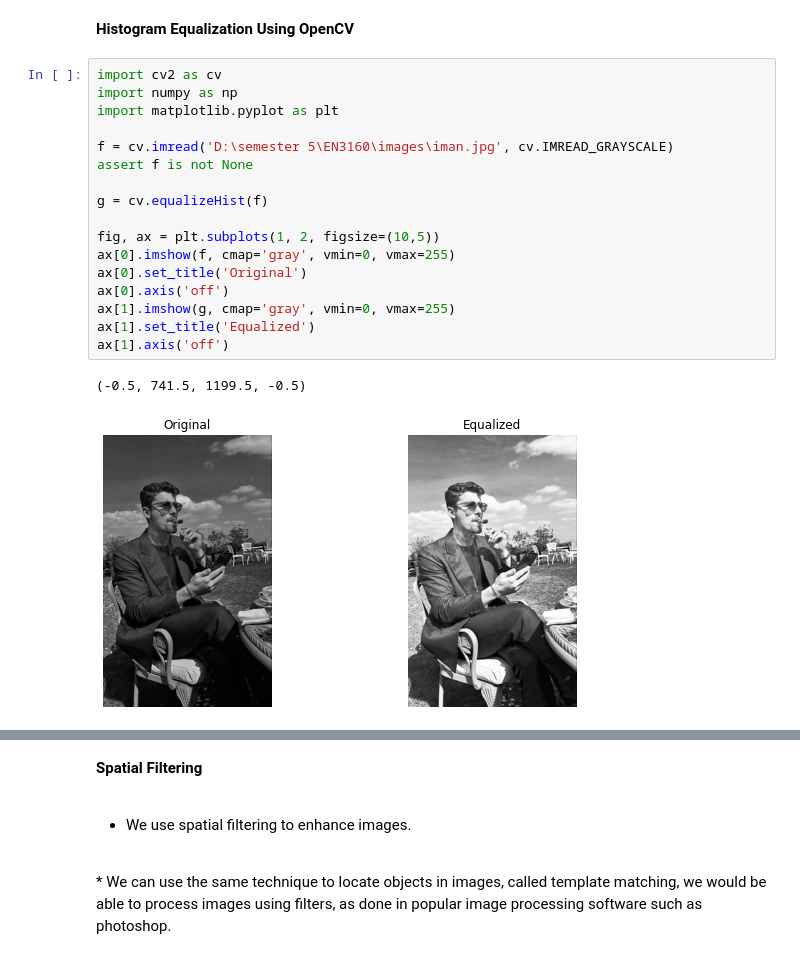
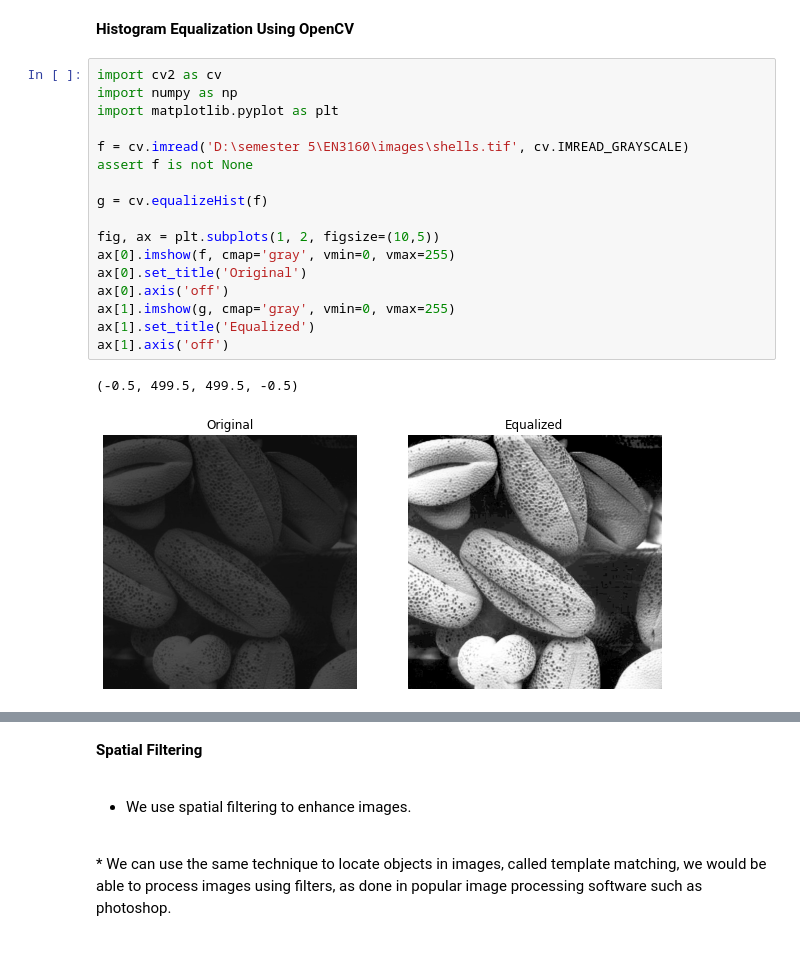
Before and after one commit to NavinduTharupathi/EN3160-Inclass, a Jupyter notebook: inclass_2024_07_03.ipynb, the cells around one changed output, grey strips where cells are left out. Cells and saved outputs as stored; diff of their text form.

```diff
--- a/inclass_2024_07_03.ipynb
+++ b/inclass_2024_07_03.ipynb
@@ -170,23 +378,23 @@ plt.show()
 # %%
 import cv2 as cv
 import numpy as np
 import matplotlib.pyplot as plt
 
-f = cv.imread('D:\semester 5\EN3160\images\iman.jpg', cv.IMREAD_GRAYSCALE)
+f = cv.imread('D:\semester 5\EN3160\images\shells.tif', cv.IMREAD_GRAYSCALE)
 assert f is not None
 
 g = cv.equalizeHist(f)
 
 fig, ax = plt.subplots(1, 2, figsize=(10,5))
 ax[0].imshow(f, cmap='gray', vmin=0, vmax=255)
 ax[0].set_title('Original')
 ax[0].axis('off')
 ax[1].imshow(g, cmap='gray', vmin=0, vmax=255)
 ax[1].set_title('Equalized')
 ax[1].axis('off')
 # %% [output]
-(-0.5, 741.5, 1199.5, -0.5)
+(-0.5, 499.5, 499.5, -0.5)
-[figure, old version]
+[figure, new version]
 # %%
 
 import cv2 as cv
```
Also changed, not shown: parts of 29 cells of this notebook.
